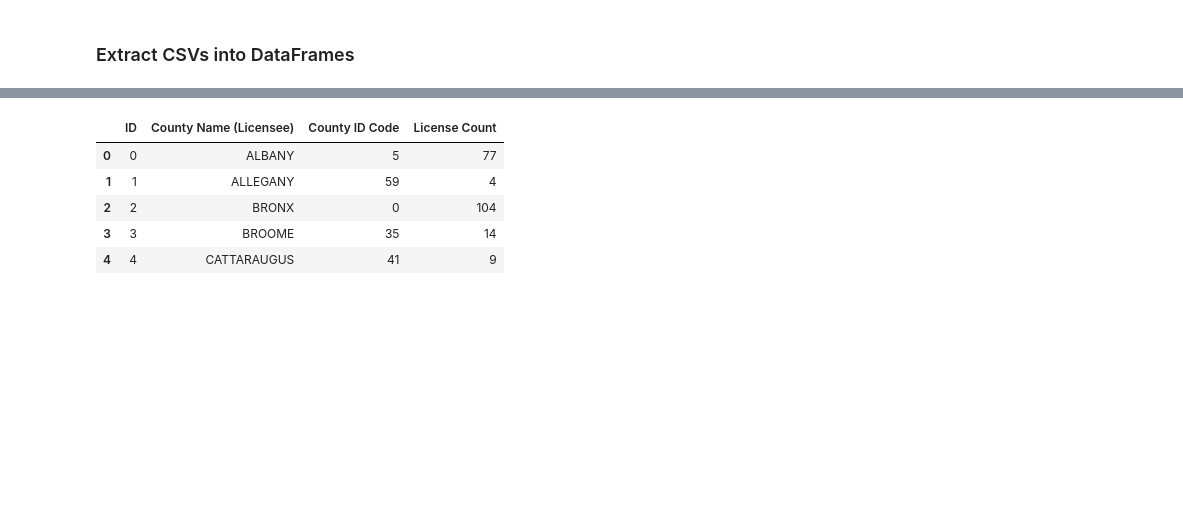
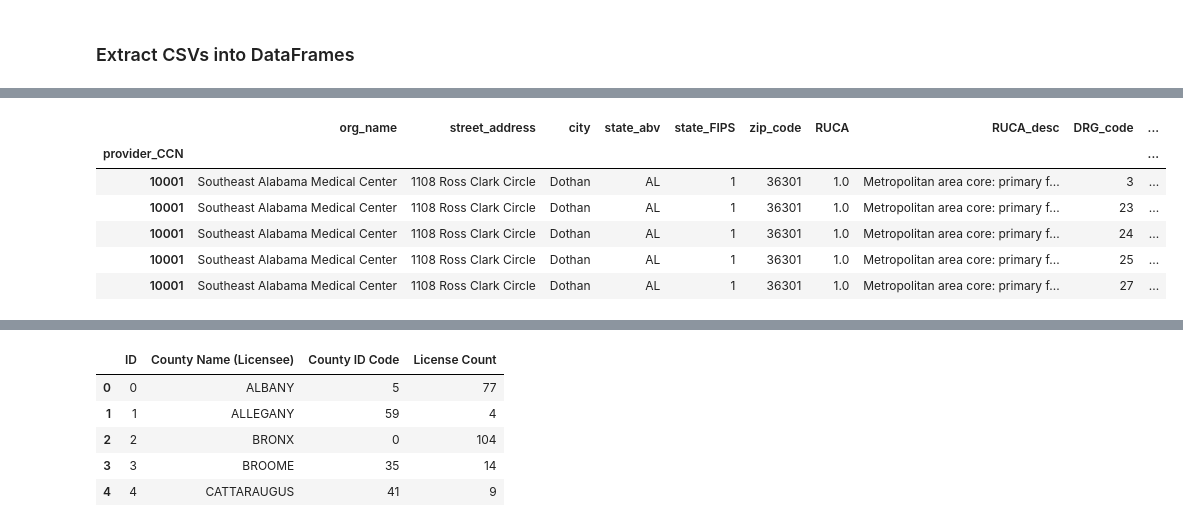
Before and after one commit to bslone1/project-2, a Jupyter notebook: etl_project.ipynb, the cells around one changed output, grey strips where cells are left out. Cells and saved outputs as stored; diff of their text form; code cells hidden in the pictures; blank space fills up the shorter version.

```diff
--- a/etl_project.ipynb
+++ b/etl_project.ipynb
@@ -16,0 +9,5 @@ premise_df.head()
+# %%
+hospital_data = "Resources/Medicare_Inpatient_Hospital_by_Provider_and_Service_2019.csv"
+# %%
+hospital_df = pd.read_csv(hospital_data)
+hospital_df.head()
@@ -16,0 +21,32 @@ premise_df.head()
+# %%
+# Rename the column headers
+hospital_df = hospital_df.rename(columns={"Rndrng_Prvdr_CCN": "provider_CCN",
+                                                          "Rndrng_Prvdr_Org_Name": "org_name",
+                                                          "Rndrng_Prvdr_St": "street_address",
+                                         "Rndrng_Prvdr_City": "city",
+                                         "Rndrng_Prvdr_State_Abrvtn": "state_abv",
+                                         "Rndrng_Prvdr_State_FIPS": "state_FIPS",
+                                        "Rndrng_Prvdr_Zip5": "zip_code",
+                                         "Rndrng_Prvdr_RUCA" : "RUCA",
+                                         "Rndrng_Prvdr_RUCA_Desc" : "RUCA_desc",
+                                         "DRG_Cd" : "DRG_code",
+                                         "DRG_Desc" : "DRG_desc",
+                                         "Tot_Dschrgs" : "total_discharges",
+                                         "Avg_Submtd_Cvrd_Chrg" : "avg_submitted_covered_charges",
+                                         "Avg_Tot_Pymt_Amt" : "avg_total_payment_amnt",
+                                         "Avg_Mdcr_Pymt_Amt": "avg_medicare_payment_amnt"})
+# %%
+#set index to provider CCN and drop the column from the df (warning: only runs once in the kernel, don't re-run without reloading original DF)
+hospital_df = hospital_df.set_index(hospital_df["provider_CCN"])
+hospital_df = hospital_df.drop(columns = ["provider_CCN"])
+
+#display dataframe
+hospital_df.head()
+# %% [output]
+|  | org_name | street_address | city | state_abv | state_FIPS | zip_code | RUCA | RUCA_desc | DRG_code | ... |
+| provider_CCN |  |  |  |  |  |  |  |  |  | ... |
+| 10001 | Southeast Alabama Medical Center | 1108 Ross Clark Circle | Dothan | AL | 1 | 36301 | 1.0 | Metropolitan area core: primary f... | 3 | ... |
+| 10001 | Southeast Alabama Medical Center | 1108 Ross Clark Circle | Dothan | AL | 1 | 36301 | 1.0 | Metropolitan area core: primary f... | 23 | ... |
+| 10001 | Southeast Alabama Medical Center | 1108 Ross Clark Circle | Dothan | AL | 1 | 36301 | 1.0 | Metropolitan area core: primary f... | 24 | ... |
+| 10001 | Southeast Alabama Medical Center | 1108 Ross Clark Circle | Dothan | AL | 1 | 36301 | 1.0 | Metropolitan area core: primary f... | 25 | ... |
+| 10001 | Southeast Alabama Medical Center | 1108 Ross Clark Circle | Dothan | AL | 1 | 36301 | 1.0 | Metropolitan area core: primary f... | 27 | ... |
```
Also changed, not shown: parts of 11 cells of this notebook, 1 other file.
